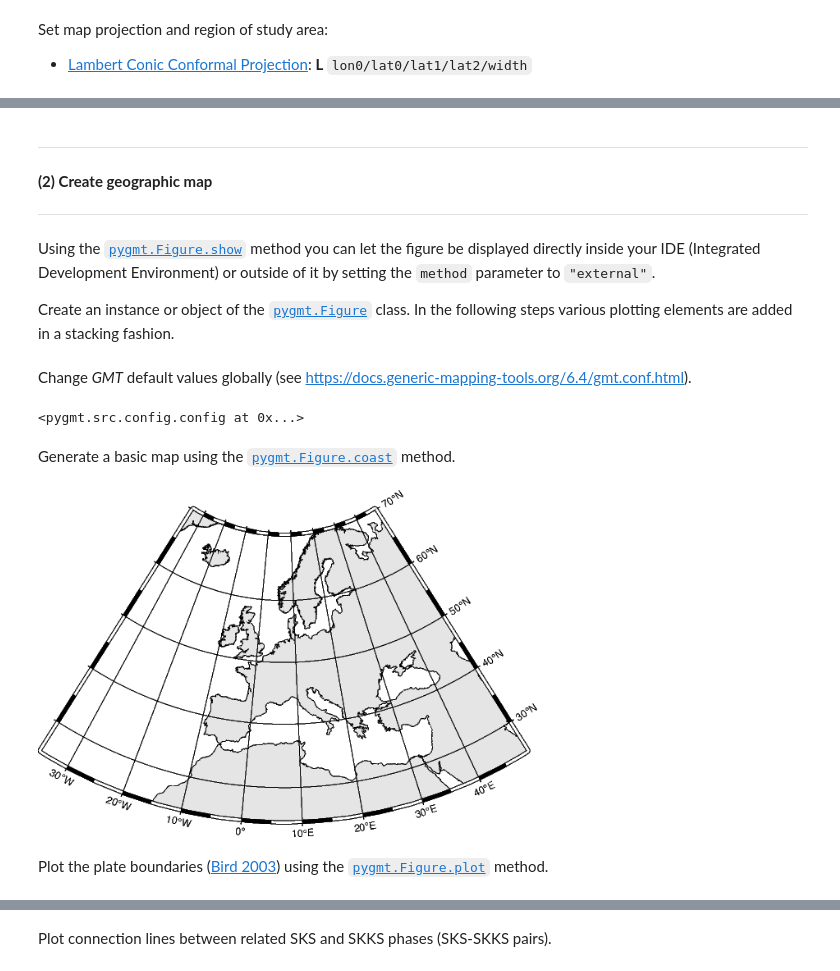
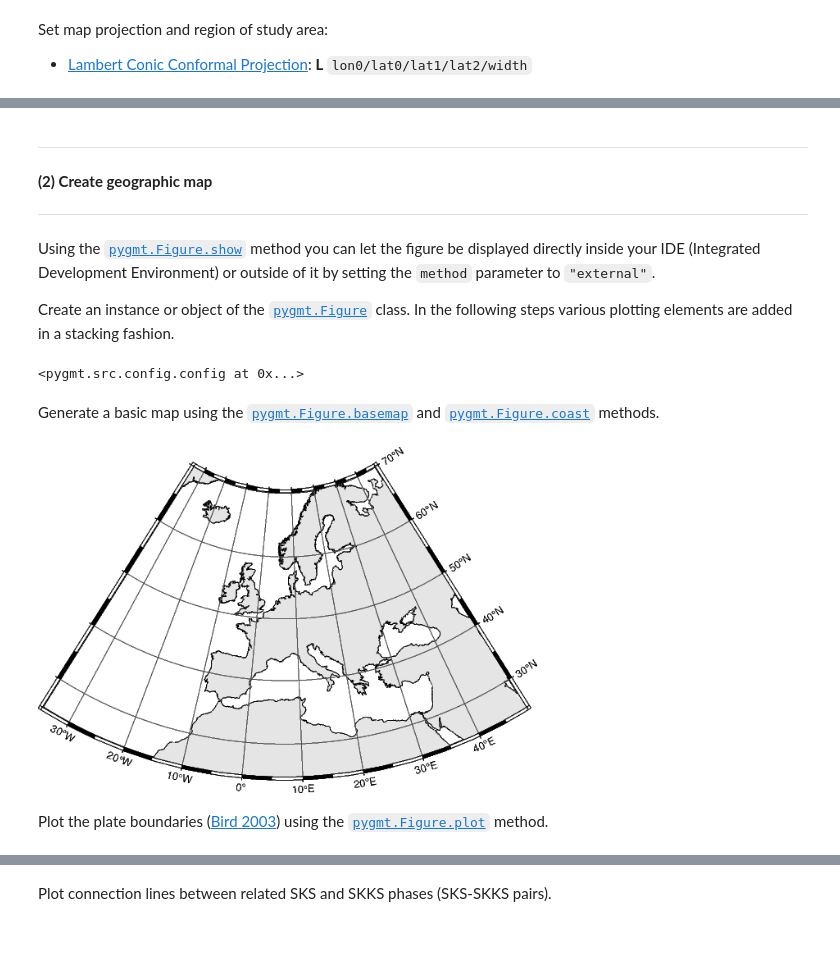
Before and after one commit to yvonnefroehlich/gmt-pygmt-plotting, a Jupyter notebook: 001_paper_RFSG_2022/Figure_S4/RFSG_FigS4_right_pairs.ipynb, the cells around one changed output, grey strips where cells are left out. Saved outputs shown, nothing was run; the diff lists cells and outputs as text; code cells hidden in the pictures; blank space fills up the shorter version.

```diff
--- a/001_paper_RFSG_2022/Figure_S4/RFSG_FigS4_right_pairs.ipynb
+++ b/001_paper_RFSG_2022/Figure_S4/RFSG_FigS4_right_pairs.ipynb
@@ -96,7 +97,7 @@ lat2_lamb = 55
 # Define width of map
 width_lamb = "15c"  # 15 centimeters
 
-JJ_used = f"L{lon0_lamb}/{lat0_lamb}/{lat1_lamb}/{lat2_lamb}/{width_lamb}"
+projection = f"L{lon0_lamb}/{lat0_lamb}/{lat1_lamb}/{lat2_lamb}/{width_lamb}"
 
 # -----------------------------------------------------------------------------
 # Region
@@ -105,4 +106,4 @@ lonmax_lamb = abs(lonmin_lamb) + 2 * lon0_lamb  # symmetric around lon0
 latmin_lamb = 25  # degrees North
 latmax_lamb = 70
 
-RR_used = [lonmin_lamb, lonmax_lamb, latmin_lamb, latmax_lamb]
+region = [lonmin_lamb, lonmax_lamb, latmin_lamb, latmax_lamb]
@@ -133,55 +114,37 @@ my_FONT_ANNOT_PRIMARY_legend = my_FONT_LABEL
 
 ------------------------------
 
-Using the [`pygmt.Figure.show`](https://www.pygmt.org/v0.7.0/api/generated/pygmt.Figure.show.html) method you can let the figure be displayed directly inside your IDE (Integrated Development Environment) or outside of it by setting the `method` parameter to `"external"`.
+Using the [`pygmt.Figure.show`](https://www.pygmt.org/v0.16.0/api/generated/pygmt.Figure.show.html) method you can let the figure be displayed directly inside your IDE (Integrated Development Environment) or outside of it by setting the `method` parameter to `"external"`.
 
-Create an instance or object of the [`pygmt.Figure`](https://www.pygmt.org/v0.7.0/api/generated/pygmt.Figure.html) class. In the following steps various plotting elements are added in a stacking fashion.
+Create an instance or object of the [`pygmt.Figure`](https://www.pygmt.org/v0.16.0/api/generated/pygmt.Figure.html) class. In the following steps various plotting elements are added in a stacking fashion.
 # %%
 fig = gmt.Figure()
+gmt.config(MAP_GRID_PEN="0.01p,gray30")
+# %% [output]
+<pygmt.src.config.config at 0x...>
-# %% [markdown]
-Change _GMT_ default values globally (see https://docs.generic-mapping-tools.org/6.4/gmt.conf.html).
-# %%
-gmt.config(
-    PS_MEDIA=my_PS_MEDIA,
-    PS_PAGE_ORIENTATION=my_PS_PAGE_ORIENTATION,
-    MAP_FRAME_TYPE=my_MAP_FRAME_TYPE,
-    FORMAT_GEO_MAP=my_FORMAT_GEO_MAP,
-    MAP_FRAME_WIDTH=my_MAP_FRAME_WIDTH,
-    FONT_LABEL=my_FONT_LABEL,
-    FONT_ANNOT_PRIMARY=my_FONT_ANNOT_PRIMARY,
-    FONT_ANNOT_SECONDARY=my_FONT_ANNOT_SECONDARY,
-    MAP_FRAME_PEN=my_MAP_FRAME_PEN,
-    MAP_ANNOT_OFFSET=my_MAP_ANNOT_OFFSET,
-    MAP_LABEL_OFFSET=my_MAP_LABEL_OFFSET,
-    MAP_TICK_LENGTH_PRIMARY=my_MAP_TICK_LENGTH_PRIMARY,
-    COLOR_NAN=my_COLOR_NAN,
-)
-# %% [output]
-<pygmt.src.config.config at 0x...>
 # %% [markdown]
-Generate a basic map using the [`pygmt.Figure.coast`](https://www.pygmt.org/v0.7.0/api/generated/pygmt.Figure.coast.html) method.
+Generate a basic map using the [`pygmt.Figure.basemap`](https://www.pygmt.org/v0.16.0/api/generated/pygmt.Figure.basemap.html) and [`pygmt.Figure.coast`](https://www.pygmt.org/v0.16.0/api/generated/pygmt.Figure.coast.html) methods.
 # %%
 # a annotations, here every 10 degrees
 # g grid lines, here every 10 degrees
 # f frame / ticks, here every 5 degrees
 # wSnE annotations at South and East boundaries
-frame_used = ["a10g10f5", "wSnE"]
+frame = ["a10g10f5", "wSnE"]
 
+fig.basemap(projection=projection, region=region, frame=0)
 fig.coast(
-    projection=JJ_used,
-    region=RR_used,
-    frame=frame_used,
     land=color_land,
     resolution="h",  # high
     area_thresh="30000",
     shorelines="black",
 )
+fig.basemap(frame=frame)
 
 fig.show(dpi=dpi_jn)
 # %% [output]
-[figure, old version]
+[figure, new version]
 # %% [markdown]
-Plot the plate boundaries ([Bird 2003](https://doi.org/10.1029/2001GC000252)) using the [`pygmt.Figure.plot`](https://www.pygmt.org/v0.7.0/api/generated/pygmt.Figure.plot.html) method.
+Plot the plate boundaries ([Bird 2003](https://doi.org/10.1029/2001GC000252)) using the [`pygmt.Figure.plot`](https://www.pygmt.org/v0.16.0/api/generated/pygmt.Figure.plot.html) method.
 # %%
 fig.plot(data=file_platbound, pen=f"0.8p,{color_platbound}")
 
```
Also changed, not shown: parts of 13 cells of this notebook, 2 other files.
